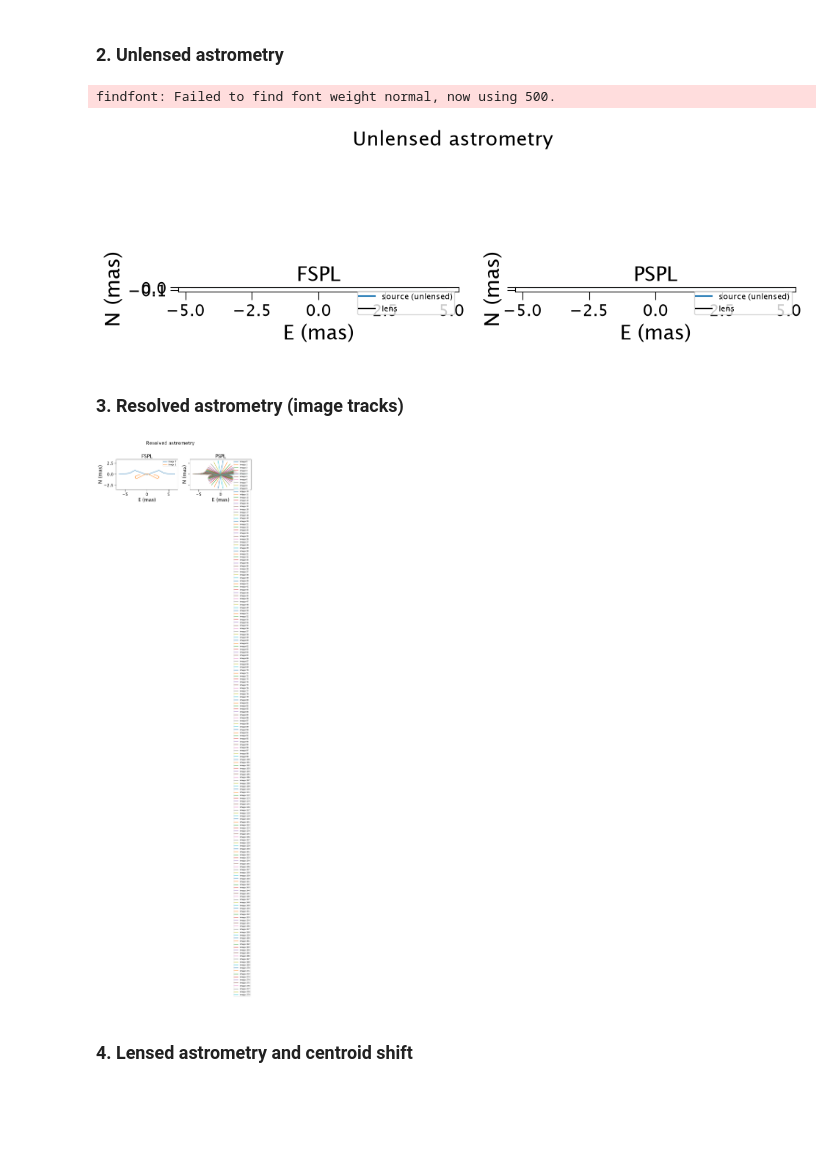
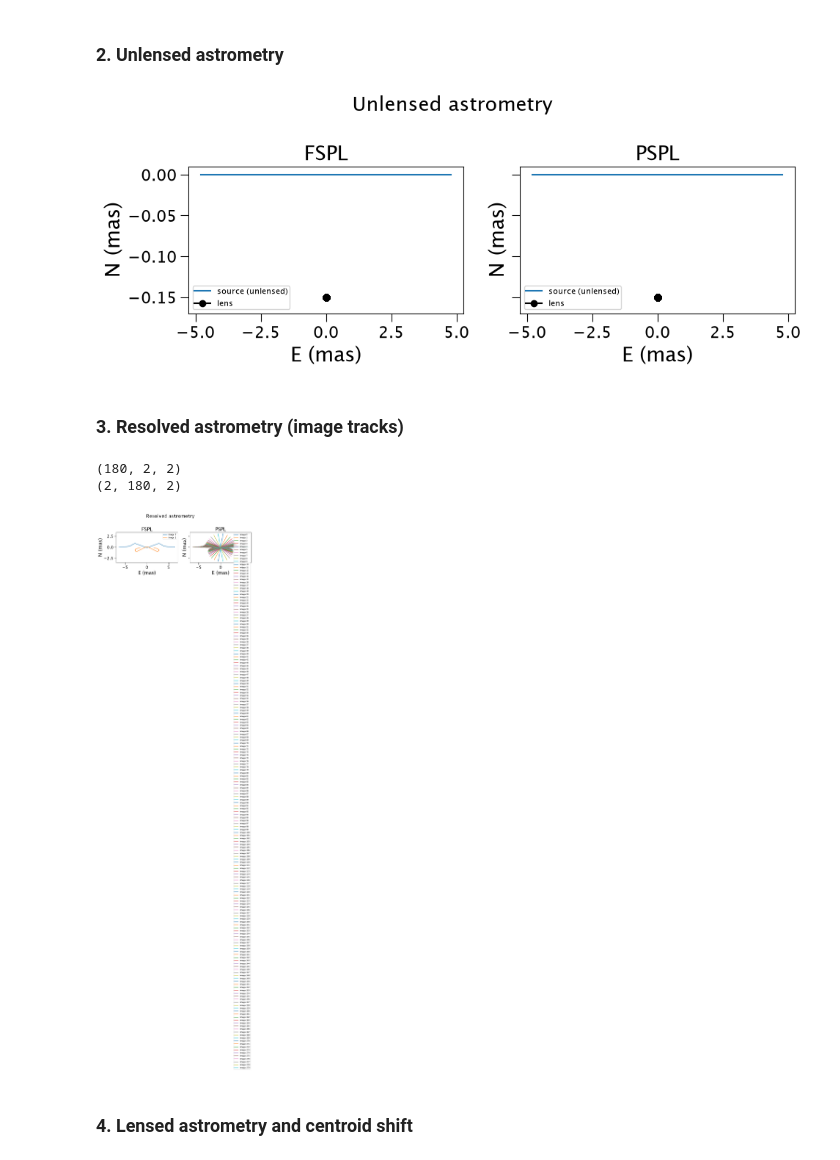
Before and after one commit to MovingUniverseLab/BAGLE_Microlensing, a Jupyter notebook: docs/notebooks/example_FSPL.ipynb, the cells around one changed output. Drawn from its saved outputs; the diff is of its cells as text; code cells hidden in the pictures; blank space fills up the shorter version.

```diff
--- a/docs/notebooks/example_FSPL.ipynb
+++ b/docs/notebooks/example_FSPL.ipynb
@@ -127,35 +127,31 @@ JAX vs host amp: max rel = 1.645e-04 (n_outline=200)
 # %%
 fig, axes = plt.subplots(1, 2, figsize=(10, 4), sharex=True, sharey=True)
 for ax, mod, title in ((axes[0], fspl, 'FSPL'), (axes[1], pspl, 'PSPL')):
     xS = mod.get_astrometry_unlensed(t)
     xL = mod.get_lens_astrometry(t)
     ax.plot(xS[:, 0] * 1e3, xS[:, 1] * 1e3, 'C0-', label='source (unlensed)')
-    ax.plot(xL[:, 0] * 1e3, xL[:, 1] * 1e3, 'k-', label='lens')
+    ax.plot(xL[:, 0] * 1e3, xL[:, 1] * 1e3, 'k-', marker='o', label='lens')
     ax.set_xlabel('E (mas)')
     ax.set_ylabel('N (mas)')
     ax.set_title(title)
-    ax.set_aspect('equal')
+    #ax.set_aspect('equal')
     ax.legend(fontsize=8)
 fig.suptitle('Unlensed astrometry')
 fig.tight_layout()
+plt.ylim(-0.17, 0.01)
 plt.show()
 # %% [output]
-findfont: Failed to find font weight normal, now using 500.
-[figure, old version]
+[figure, new version]
 # %% [markdown]
 ### 3. Resolved astrometry (image tracks)
 # %%
 fig, axes = plt.subplots(1, 2, figsize=(10, 4), sharex=True, sharey=True)
 for ax, mod, title in ((axes[0], fspl, 'FSPL'), (axes[1], pspl, 'PSPL')):
     if hasattr(mod, 'get_resolved_astrometry'):
+        # Public API: (n_images, N_t, 2) for both FSPL and PSPL.
         res = np.asarray(mod.get_resolved_astrometry(t))
-        # Shape conventions differ; normalize to (N_t, N_img, 2).
-        if res.ndim == 3 and res.shape[-1] == 2:
-            for i in range(res.shape[1]):
-                ax.plot(res[:, i, 0] * 1e3, res[:, i, 1] * 1e3, label=f'image {i}')
-        elif res.ndim == 3 and res.shape[0] == 2:
-            for i in range(res.shape[0]):
-                ax.plot(res[i, :, 0] * 1e3, res[i, :, 1] * 1e3, label=f'image {i}')
+        for i in range(res.shape[0]):
+            ax.plot(res[i, :, 0] * 1e3, res[i, :, 1] * 1e3, label=f'image {i}')
     ax.set_xlabel('E (mas)')
     ax.set_ylabel('N (mas)')
     ax.set_title(title)
@@ -165,6 +161,8 @@ fig.suptitle('Resolved astrometry')
 fig.tight_layout()
 plt.show()
 # %% [output]
+(180, 2, 2)
+(2, 180, 2)
 [figure]
 # %% [markdown]
 ### 4. Lensed astrometry and centroid shift
```
Also changed, not shown: 7 other files.
